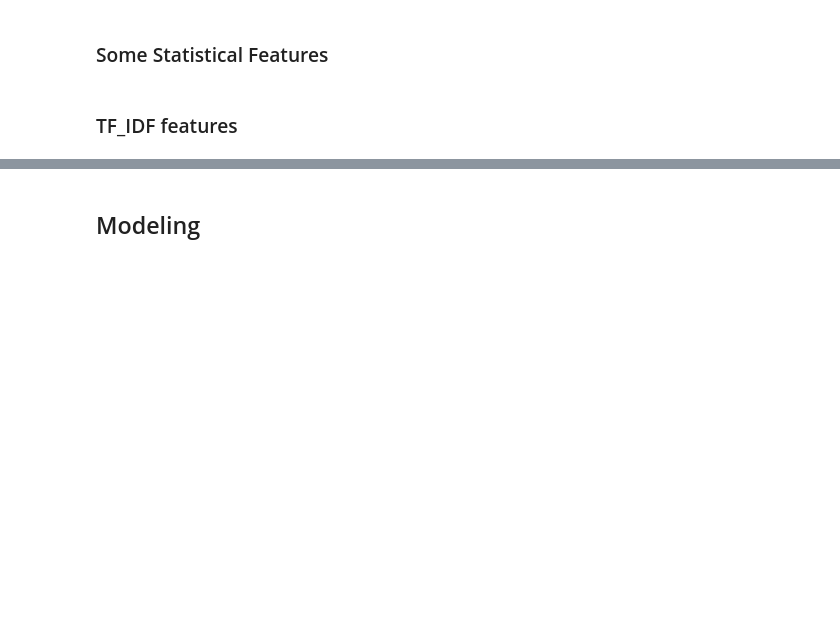
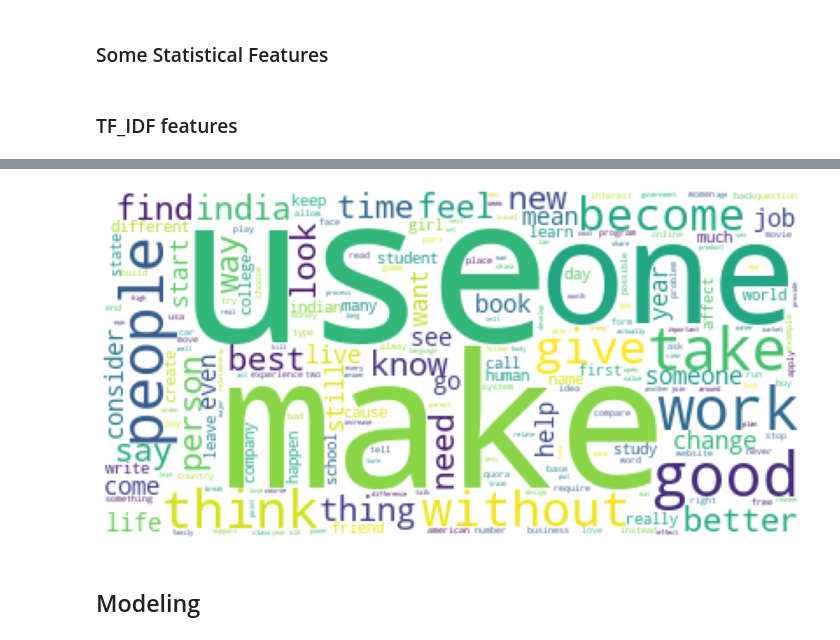
Before and after one commit to chgantBilly/DS5500_project2_Quora, a Jupyter notebook: notebook/NaiveBayes.ipynb, the cells around one changed output, grey strips where cells are left out. Saved outputs shown, nothing was run; the diff lists cells and outputs as text; code cells hidden in the pictures; blank space fills up the shorter version.

```diff
--- a/notebook/NaiveBayes.ipynb
+++ b/notebook/NaiveBayes.ipynb
@@ -83,3 +224,12 @@ X_test = hstack((X_test_tfidf,X_test_stat_feature))
+# %%
+wc=WordCloud(background_color='white')
+wc.generate("".join(eda_df[eda_df.target==0].question_text))
+plt.figure(1,figsize=(15,15))
+plt.axis('off')
+plt.imshow(wc)
+plt.show()
+# %% [output]
+[figure, added]
 # %% [markdown]
 ## Modeling
 # %% [markdown]
```
Also changed, not shown: parts of 12 cells of this notebook.
